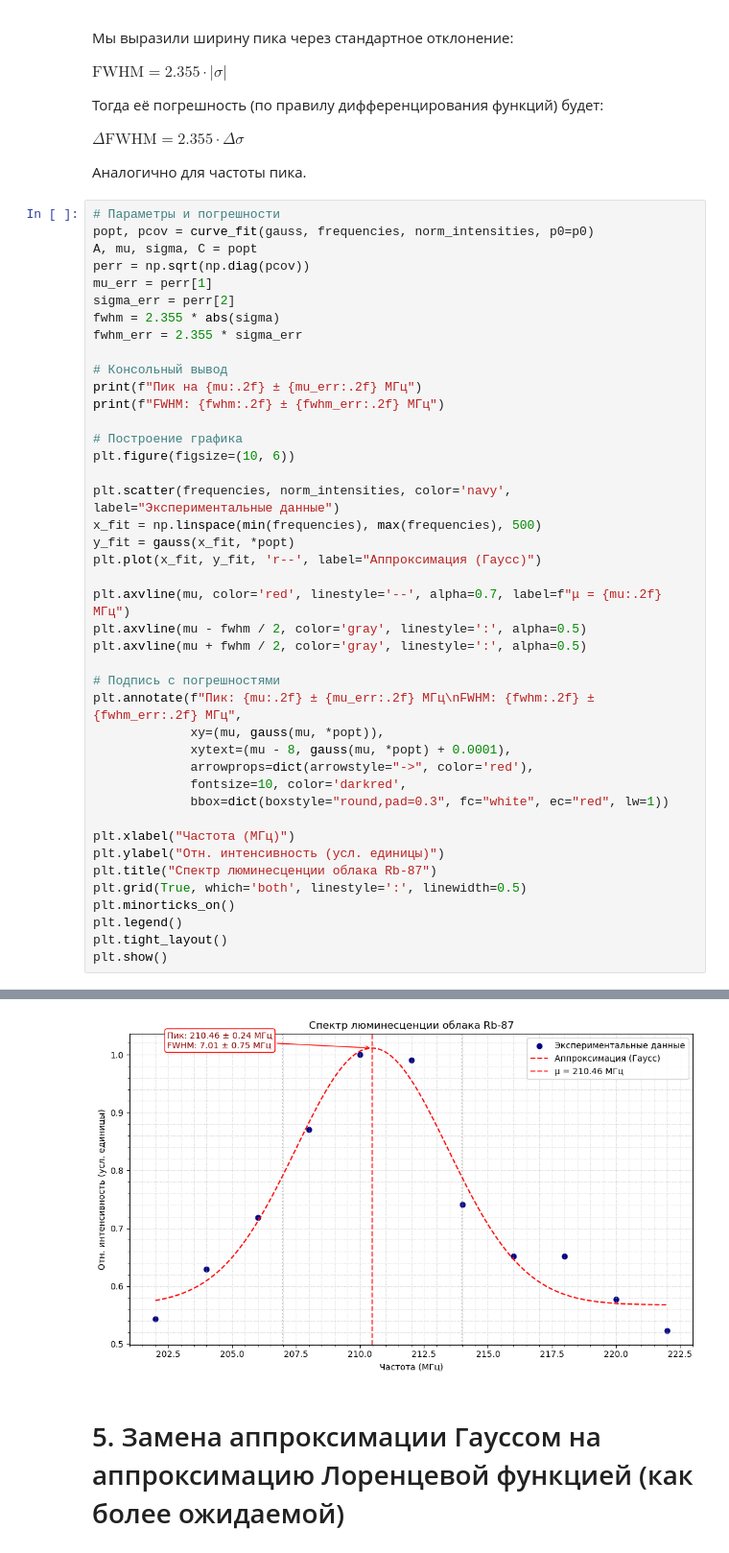
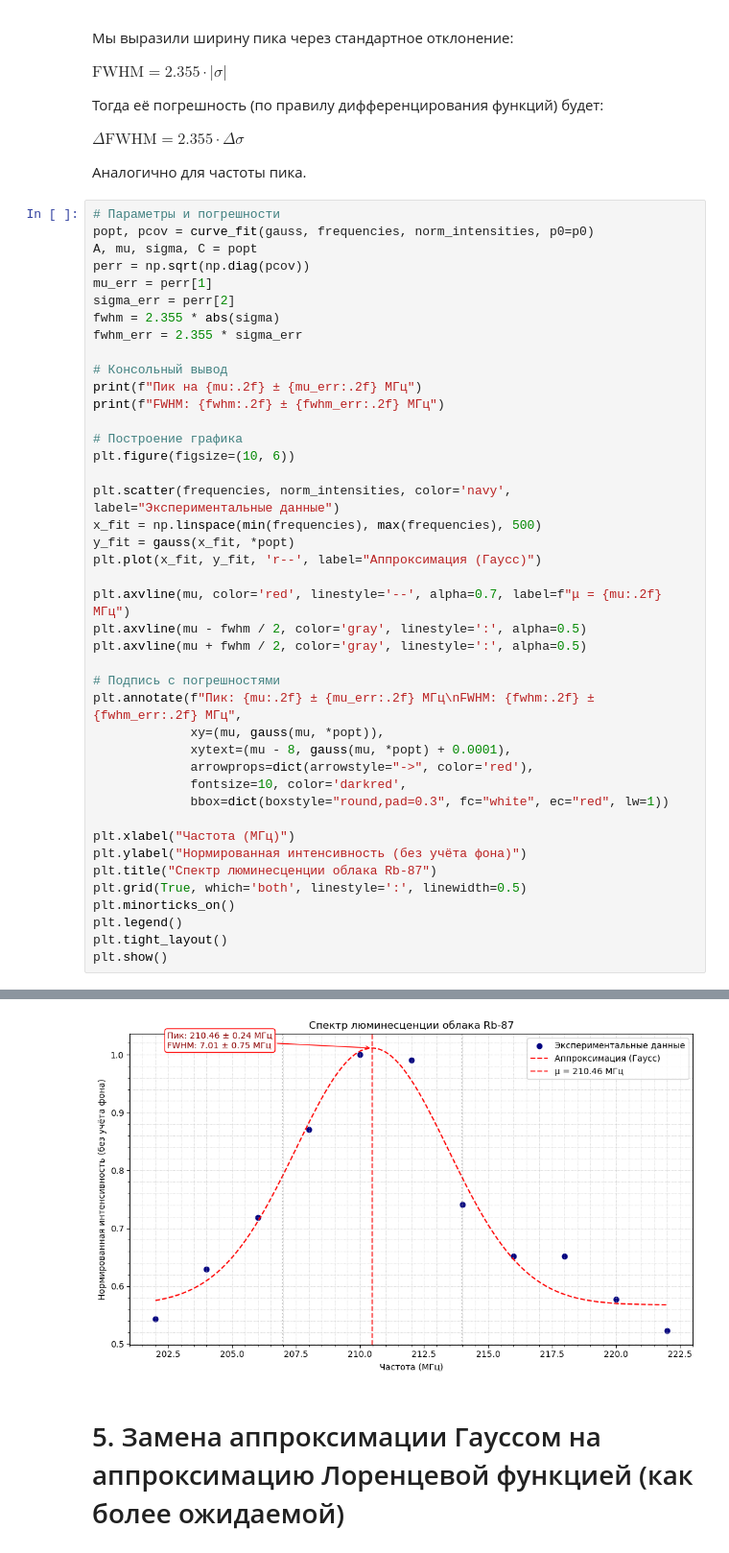
Before and after one commit to alexlegoshin/LOASFM_Rubidium87_Spectroscopy_Plotter, a Jupyter notebook: Rubidium87_Spectroscopy_Plotter.ipynb, the cells around one changed output, grey strips where cells are left out. Shown at 96% size. Saved outputs shown, nothing was run; the diff lists cells and outputs as text.

```diff
--- a/Rubidium87_Spectroscopy_Plotter.ipynb
+++ b/Rubidium87_Spectroscopy_Plotter.ipynb
@@ -179,35 +179,35 @@ print(f"FWHM: {fwhm:.2f} ± {fwhm_err:.2f} МГц")
 # Построение графика
 plt.figure(figsize=(10, 6))
 
 plt.scatter(frequencies, norm_intensities, color='navy', label="Экспериментальные данные")
 x_fit = np.linspace(min(frequencies), max(frequencies), 500)
 y_fit = gauss(x_fit, *popt)
 plt.plot(x_fit, y_fit, 'r--', label="Аппроксимация (Гаусс)")
 
 plt.axvline(mu, color='red', linestyle='--', alpha=0.7, label=f"μ = {mu:.2f} МГц")
 plt.axvline(mu - fwhm / 2, color='gray', linestyle=':', alpha=0.5)
 plt.axvline(mu + fwhm / 2, color='gray', linestyle=':', alpha=0.5)
 
 # Подпись с погрешностями
 plt.annotate(f"Пик: {mu:.2f} ± {mu_err:.2f} МГц\nFWHM: {fwhm:.2f} ± {fwhm_err:.2f} МГц",
              xy=(mu, gauss(mu, *popt)),
              xytext=(mu - 8, gauss(mu, *popt) + 0.0001),
              arrowprops=dict(arrowstyle="->", color='red'),
              fontsize=10, color='darkred',
              bbox=dict(boxstyle="round,pad=0.3", fc="white", ec="red", lw=1))
 
 plt.xlabel("Частота (МГц)")
-plt.ylabel("Отн. интенсивность (усл. единицы)")
+plt.ylabel("Нормированная интенсивность (без учёта фона)")
 plt.title("Спектр люминесценции облака Rb-87")
 plt.grid(True, which='both', linestyle=':', linewidth=0.5)
 plt.minorticks_on()
 plt.legend()
 plt.tight_layout()
 plt.show()
 # %% [output]
 Пик на 210.46 ± 0.24 МГц
 FWHM: 7.01 ± 0.75 МГц
-[figure, old version]
+[figure, new version]
 # %% [markdown]
 # 5. Замена аппроксимации Гауссом на аппроксимацию Лоренцевой функцией (как более ожидаемой)
 # %%
```
Also changed, not shown: parts of 12 cells of this notebook.
